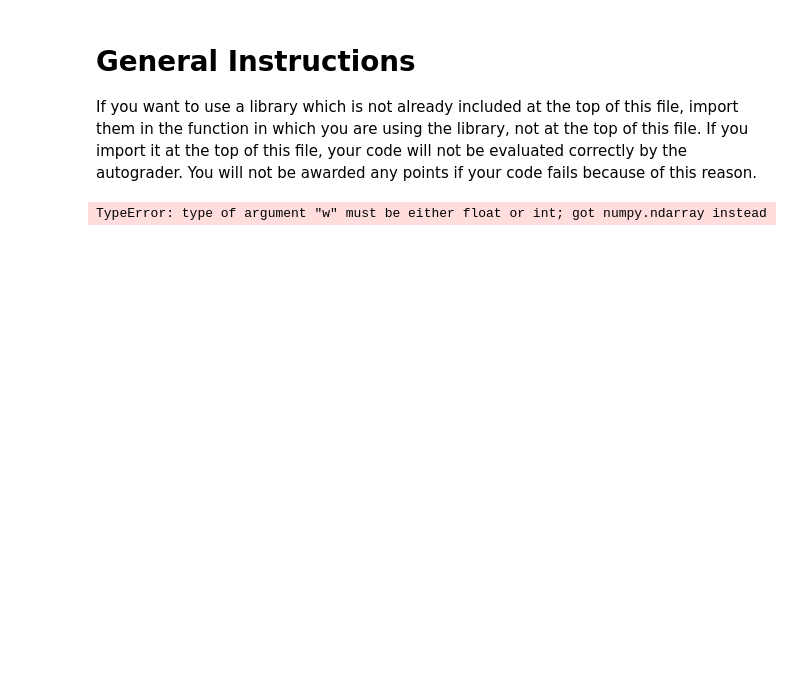
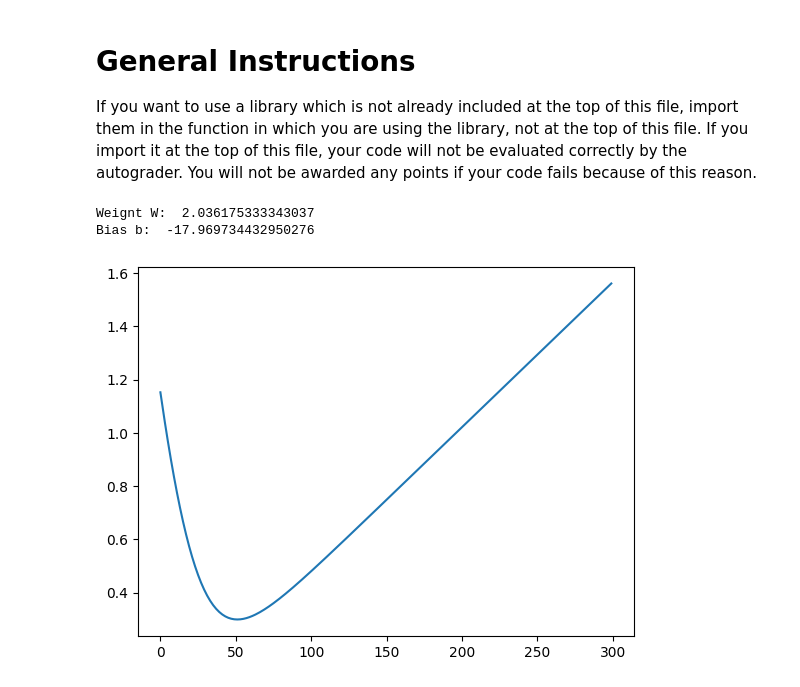
Before and after one commit to lai-huy/CSCE-421, a Jupyter notebook: Homework 4/Code/assignment4.ipynb, the cells around one changed output. Drawn from its saved outputs; the diff is of its cells as text; code cells hidden in the pictures; blank space fills up the shorter version.

```diff
--- a/Homework 4/Code/assignment4.ipynb
+++ b/Homework 4/Code/assignment4.ipynb
@@ -25,15 +25,15 @@ from typing import Tuple
 
 @typechecked
 def read_classification_data(file_path: str) -> Tuple[np.array, np.array]:
-    '''
+	'''
 		Read the data from the path.
 		Return the data as 2 np arrays each with shape (number_of_rows_in_dataframe, 1)
 		Order (np.array from first row), (np.array from second row)
-    '''
-    df: pd.DataFrame = pd.read_csv(file_path, header=None)
-    X: np.ndarray = df.iloc[:, 0].to_numpy().reshape(-1, 1)
-    y: np.ndarray = df.iloc[:, 1].to_numpy().reshape(-1, 1)
-    return X, y
+	'''
+	df: pd.DataFrame = pd.read_csv(file_path, header=None)
+	X: np.ndarray = df.iloc[:, 0].to_numpy().reshape(-1, 1)[:2, :]
+	y: np.ndarray = df.iloc[:, 1].to_numpy().reshape(-1, 1)[:2, :]
+	return X, y
 # %%
 @typechecked
 def sigmoid(s: np.array) -> np.array:
@@ -78,15 +78,17 @@ def cross_entropy_optimizer(w: float, b: float, X: np.array, y: np.array, num_it
         "costs" list contains float type numbers
     '''
     costs = []
+    weight: float = w
+    offset: float = b
     for i in range(num_iterations):
         y_pred = sigmoid(np.dot(X, w) + b)
         dw: float = np.dot(X.T, (y_pred - y)) / len(y)
         db: float = np.sum(y_pred - y) / len(y)
-        w -= alpha * dw
-        b -= alpha * db
-        cost = cost_function(w, b, X, y)
+        weight -= float(alpha * dw)
+        offset -= float(alpha * db)
+        cost = cost_function(weight, offset, X, y)
         costs.append(cost)
-    return w, b, costs
+    return weight, offset, costs
 # %% [markdown]
 ###############
 ###############
@@ -235,32 +330,34 @@ You will not be awarded any points if your code fails because of this reason.
 # %%
 ################
 ################
 # Q1
 ################
 ################
 
 '''
 	Below we load the data.
 	Provide the path for data.
 	Implement- read_classification_data()
 '''
 classification_data_2d_path = "./2d_classification_data_entropy.csv"
 x, y = read_classification_data(classification_data_2d_path)
 
 '''
     Below code initializes the weight and bias to 1, then iterates 300 times to find a better fit.
     The cost/error is plotted against the number of iterations.
     Please submit a screenshot of the plot in the report to receive points.
     Implement- sigmoid(), cost_function(), cross_entropy_optimizer()
 '''
 
-w: float = 1
-b: float = 1
+w: float = 1.0
+b: float = 1.0
 num_iterations: int = 300
 w, b, costs = cross_entropy_optimizer(w, b, x, y, num_iterations, 0.1)
 print("Weignt W: ", w)
 print("Bias b: ", b)
 plt.plot(range(num_iterations), costs)
 plt.show()
 # %% [output]
-TypeError: type of argument "w" must be either float or int; got numpy.ndarray instead
+Weignt W:  2.036175333343037
+Bias b:  -17.969734432950276
+[figure, added]
```
Also changed, not shown: parts of 23 cells of this notebook, 1 other file.
